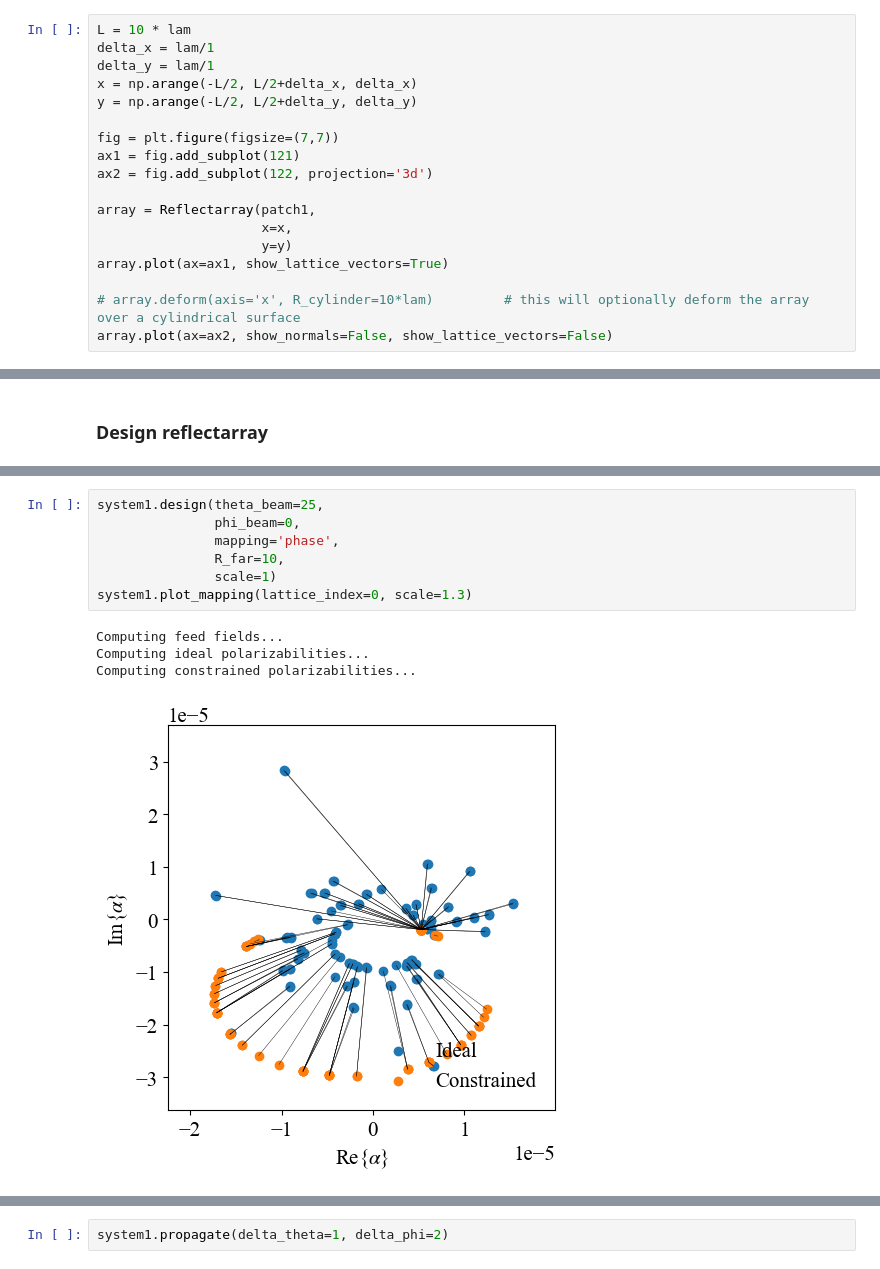
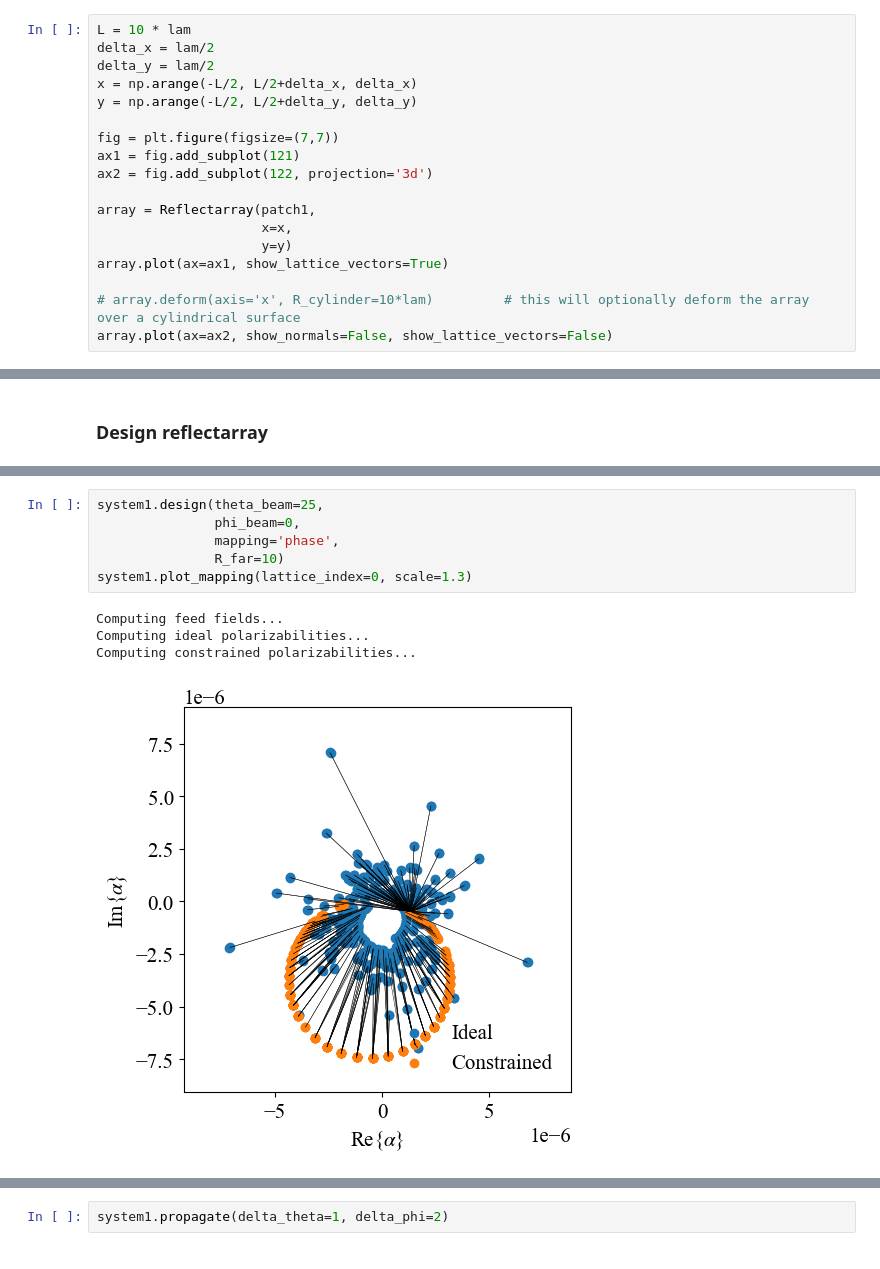
Before and after one commit to aaronvd/dipole-model-reflectarray, a Jupyter notebook: scripts/reflectarray_tutorial.ipynb, the cells around one changed output, grey strips where cells are left out. Saved outputs shown, nothing was run; the diff lists cells and outputs as text.

```diff
--- a/scripts/reflectarray_tutorial.ipynb
+++ b/scripts/reflectarray_tutorial.ipynb
@@ -58,7 +70,7 @@ In the following, we define the reflectarray geometry. A spacing equal to $\lamb
 # %%
 L = 10 * lam
-delta_x = lam/1
-delta_y = lam/1
+delta_x = lam/2
+delta_y = lam/2
 x = np.arange(-L/2, L/2+delta_x, delta_x)
 y = np.arange(-L/2, L/2+delta_y, delta_y)
 
@@ -124,12 +146,11 @@ $ N $ = an integer
 # %%
 system1.design(theta_beam=25,
                phi_beam=0,
                mapping='phase',
-               R_far=10,
-               scale=1)
+               R_far=10)
 system1.plot_mapping(lattice_index=0, scale=1.3)
 # %% [output]
 Computing feed fields...
 Computing ideal polarizabilities...
 Computing constrained polarizabilities...
-[figure, old version]
+[figure, new version]
```
Also changed, not shown: parts of 15 cells of this notebook.
